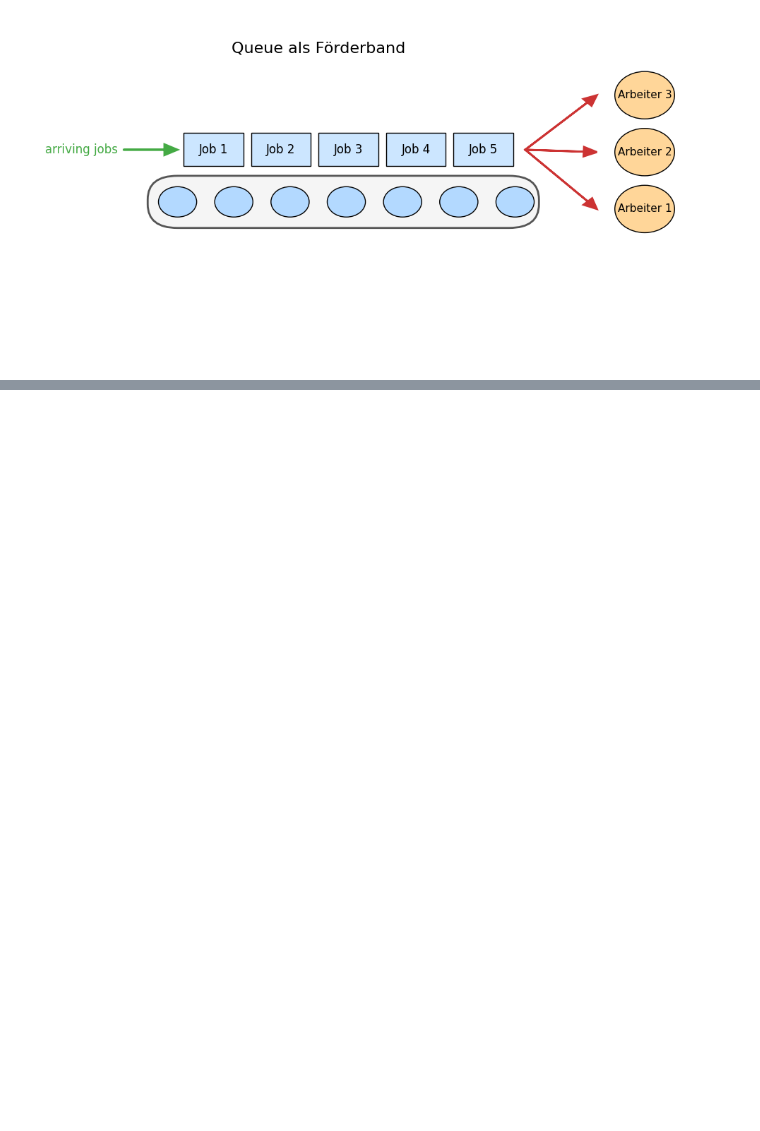
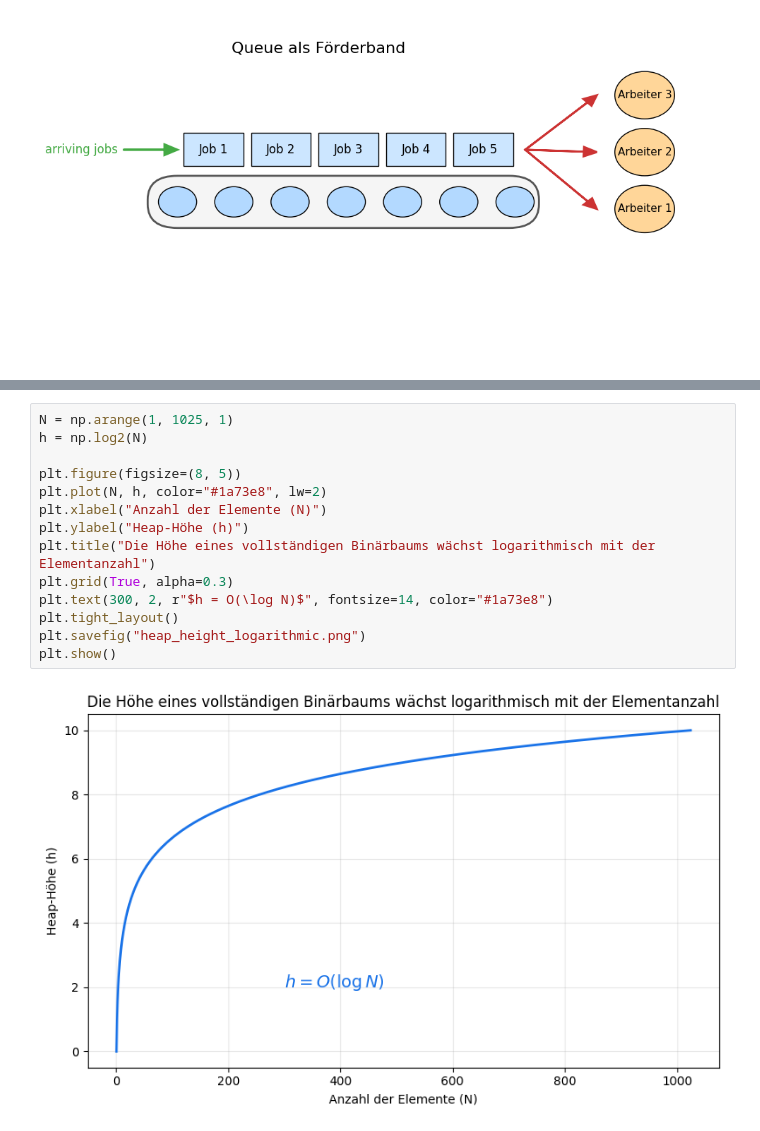
Before and after one commit to arthurvetter/algorithmenunddatenstrukturen, a Jupyter notebook: images/image_generation.ipynb, the cells around one changed output, grey strips where cells are left out. Drawn from its saved outputs; the diff is of its cells as text; blank space fills up the shorter version.

```diff
--- a/images/image_generation.ipynb
+++ b/images/image_generation.ipynb
@@ -574,0 +728,16 @@ plt.show()
+# %%
+N = np.arange(1, 1025, 1)
+h = np.log2(N)
+
+plt.figure(figsize=(8, 5))
+plt.plot(N, h, color="#1a73e8", lw=2)
+plt.xlabel("Anzahl der Elemente (N)")
+plt.ylabel("Heap-Höhe (h)")
+plt.title("Die Höhe eines vollständigen Binärbaums wächst logarithmisch mit der Elementanzahl")
+plt.grid(True, alpha=0.3)
+plt.text(300, 2, r"$h = O(\log N)$", fontsize=14, color="#1a73e8")
+plt.tight_layout()
+plt.savefig("heap_height_logarithmic.png")
+plt.show()
+# %% [output]
+[figure, added]
```
Also changed, not shown: parts of 4 cells of this notebook, 5 other files.
